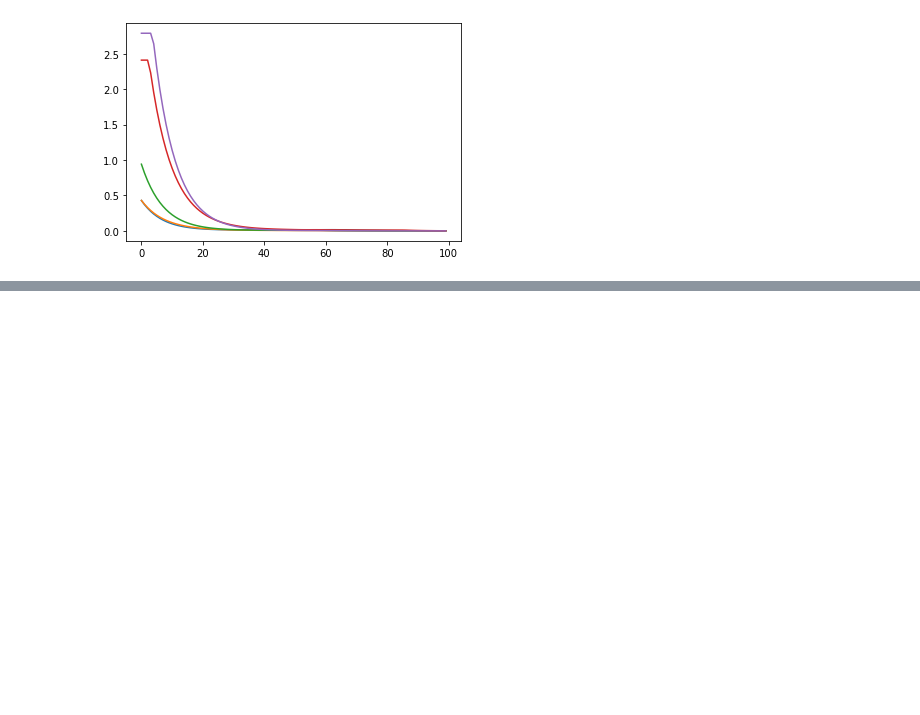
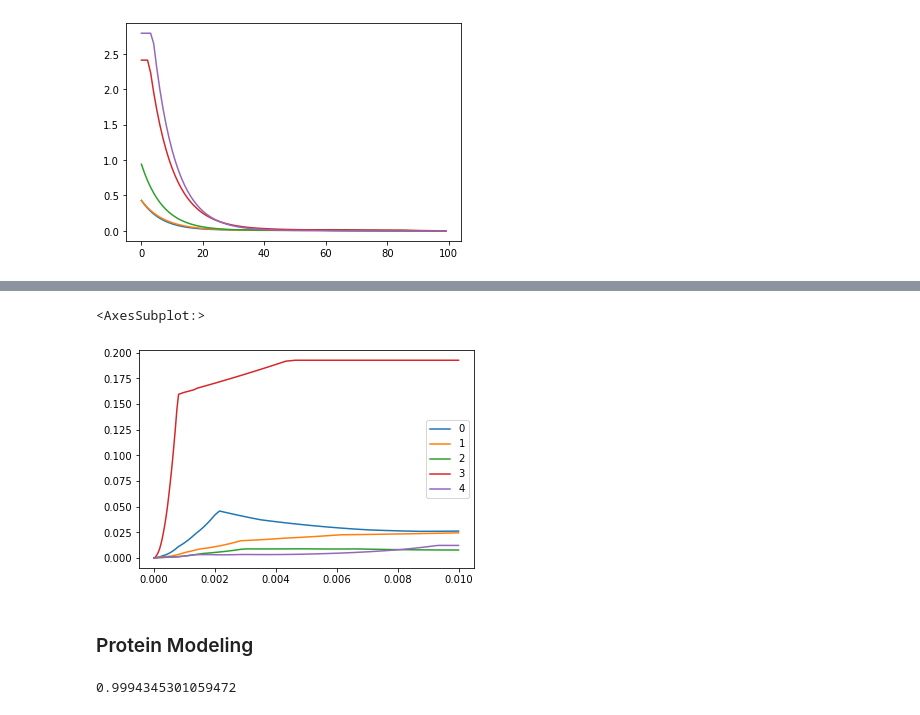
Before and after one commit to asscherhofstede/Koemelk-analyse, a Jupyter notebook: koemelk_uitwerking.ipynb, the cells around one changed output, grey strips where cells are left out. Saved outputs shown, nothing was run; the diff lists cells and outputs as text; code cells hidden in the pictures; blank space fills up the shorter version.

```diff
--- a/koemelk_uitwerking.ipynb
+++ b/koemelk_uitwerking.ipynb
@@ -420,0 +433,4 @@ df_result_t.T.plot()
+# %%
+X_train_lactose, X_test_lactose, y_train_lactose, y_test_lactose = train_test_split(df_features, label_data_lactose, test_size=0.3, random_state=10)
+# %%
+lasso_result_lactose = LassoCV(cv=5).fit(X_train_lactose,y_train_lactose)
@@ -420,0 +461,11 @@ df_result_t.T.plot()
+# %%
+df_result_lactose= pd.DataFrame(lasso_result_lactose.mse_path_)
+df_result_lactose_t = df_result_lactose.T
+df_result_lactose_t.columns = lasso_result_lactose.alphas_
+# %%
+df_result_lactose_t.T.plot()
+# %% [output]
+<AxesSubplot:>
+[figure, added]
+# %% [markdown]
+### Protein Modeling
@@ -420,0 +476,4 @@ df_result_t.T.plot()
+# %%
+lasso_result_protein.score(df_features,label_data_protein)
+# %% [output]
+0.9994345301059472
```
Also changed, not shown: parts of 18 cells of this notebook.
